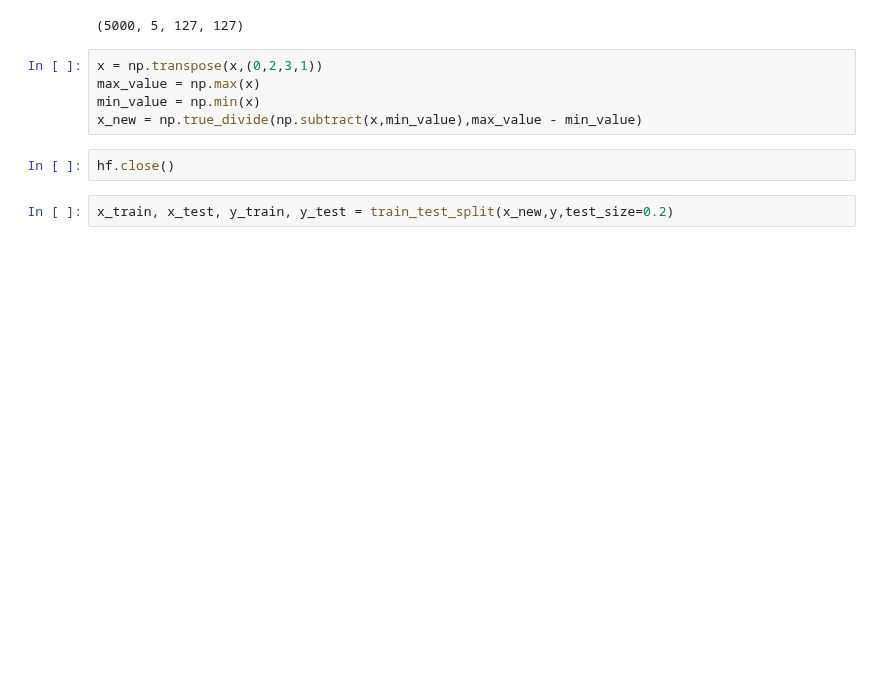
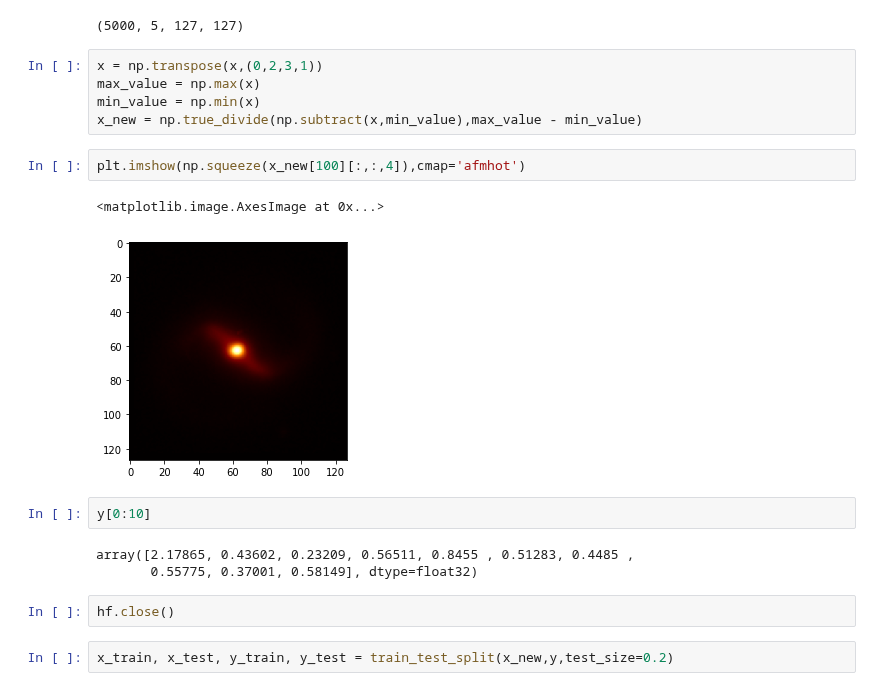
Before and after one commit to astrodatalab/photoz, a Jupyter notebook: code/Bayesian CNN.ipynb, the cells around one changed output. Saved outputs shown, nothing was run; the diff lists cells and outputs as text; blank space fills up the shorter version.

```diff
--- a/code/Bayesian CNN.ipynb
+++ b/code/Bayesian CNN.ipynb
@@ -50,6 +50,16 @@ x = np.transpose(x,(0,2,3,1))
 max_value = np.max(x)
 min_value = np.min(x)
 x_new = np.true_divide(np.subtract(x,min_value),max_value - min_value)
+# %%
+plt.imshow(np.squeeze(x_new[100][:,:,4]),cmap='afmhot')
+# %% [output]
+<matplotlib.image.AxesImage at 0x...>
+[figure, added]
+# %%
+y[0:10]
+# %% [output]
+array([2.17865, 0.43602, 0.23209, 0.56511, 0.8455 , 0.51283, 0.4485 ,
+       0.55775, 0.37001, 0.58149], dtype=float32)
 # %%
 hf.close()
 # %%
```
Also changed, not shown: parts of 5 cells of this notebook, 4 other files.
